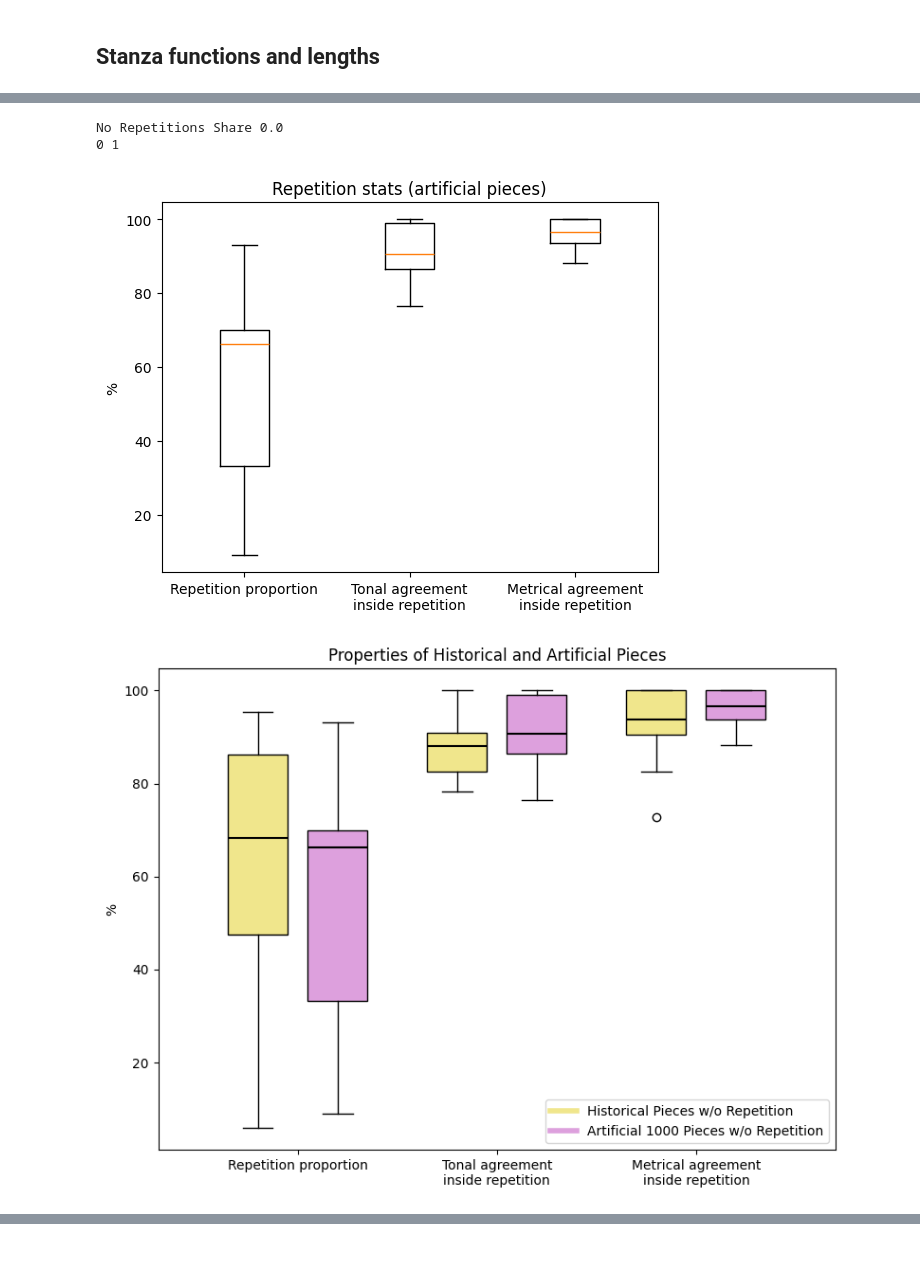
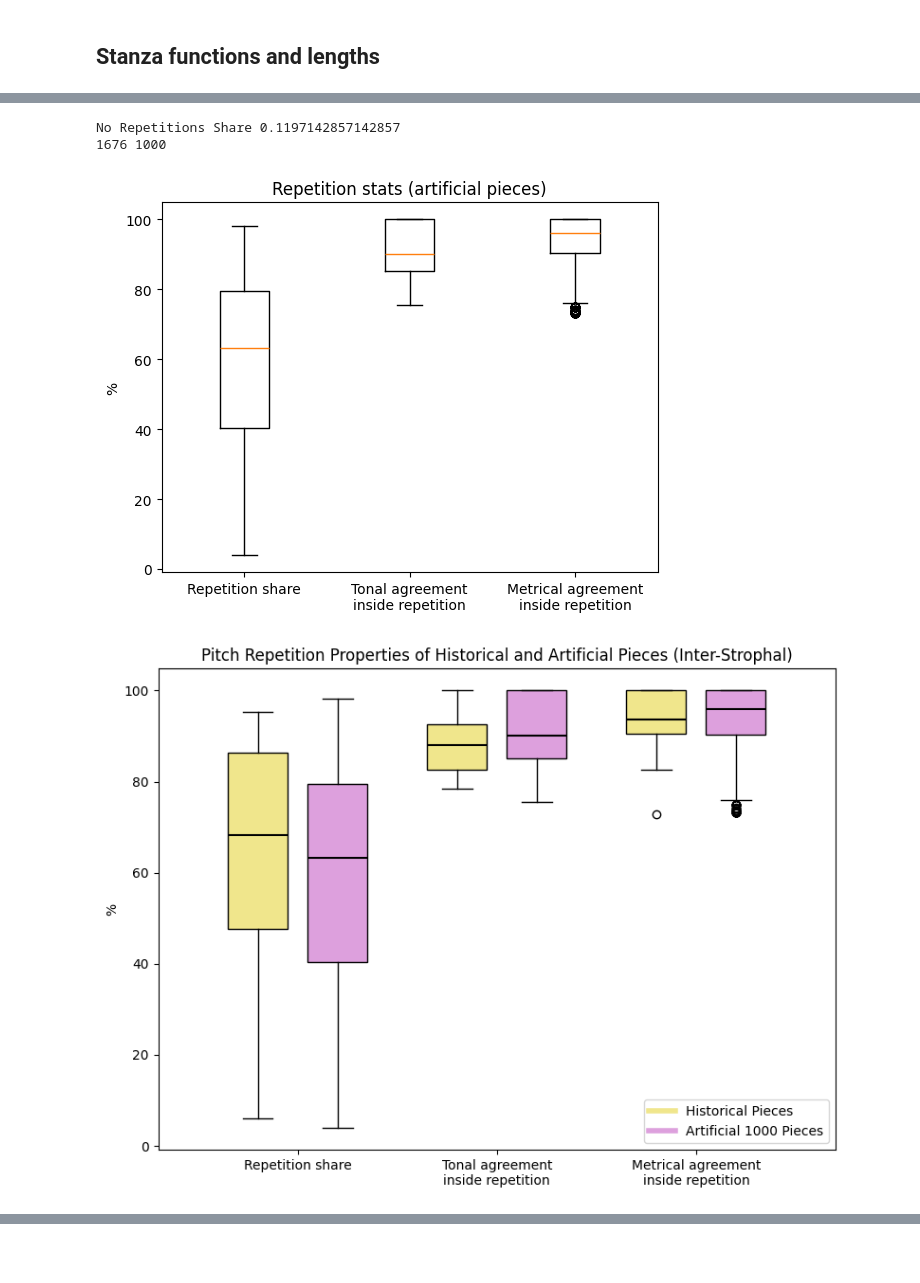
Before and after one commit to SuziAI/SuziGEN, a Jupyter notebook: note_generation_new.ipynb, the cells around one changed output, grey strips where cells are left out. Saved outputs shown, nothing was run; the diff lists cells and outputs as text; code cells hidden in the pictures.

```diff
--- a/note_generation_new.ipynb
+++ b/note_generation_new.ipynb
@@ -9,0 +27,5 @@ if not os.path.exists("./KuiSCIMA"):
+# %%
+from collections import Counter
+for piece in pieces["all"]:
+    secondary_unified = [sec if sec not in ("ZHE", "YE") else "ZHE_YE" for sec in piece["music"]["secondary"]]
+    print(secondary_unified[-1], secondary_unified[piece["cipai"]["meter"].index("pian")], piece["title"], len(secondary_unified), dict(Counter(secondary_unified)).keys())
@@ -10,12 +50,7 @@ if not os.path.exists("./KuiSCIMA"):
 # %% [markdown]
 ## Stanza functions and lengths
 # %%
-pieces = load_17_pieces_data()
-print(pieces.keys())
 
-import pylcs
-from repetitions import *
-import numpy as np
 
 def get_function_at_stanza_end(piece):
     pian_idx = None
@@ -32,6 +67,7 @@ repetition_stats = {}
 tone_stats = {}
 meter_stats = {}
 meter_less_stats = {}
+secondary_stats = []
 for piece in pieces["all"]:
     first_stanza_structure = get_sentence_lengths(piece["cipai"])[0]
     second_stanza_structure = get_sentence_lengths(piece["cipai"])[1]
@@ -44,6 +80,9 @@ for piece in pieces["all"]:
     first_stanza_tones = piece["cipai"]["tones"][0:sum(first_stanza_structure)]
     second_stanza_tones = piece["cipai"]["tones"][sum(first_stanza_structure):]
 
+    first_stanza_secondary = piece["music"]["secondary"][0:sum(first_stanza_structure)]
+    second_stanza_secondary = piece["music"]["secondary"][sum(first_stanza_structure):]
+
     first_stanza_meter_less_strict = ["mark" if tone in ("ju", "pian", "dou") else " " for tone in piece["cipai"]["meter"][0:sum(first_stanza_structure)]]
     second_stanza_meter_less_strict = ["mark" if tone in ("ju", "pian", "dou") else " " for tone in piece["cipai"]["meter"][sum(first_stanza_structure):]]
 
@@ -52,6 +91,12 @@ for piece in pieces["all"]:
 
     first_stanza_tones_conditioned_on_repeat = [tone for tone, repetition in zip(first_stanza_tones, first_stanza_repetitions) if repetition == "r"]
     second_stanza_tones_conditioned_on_repeat = [tone for tone, repetition in zip(second_stanza_tones, second_stanza_repetitions) if repetition == "r"]
+
+    first_stanza_secondary_conditioned_on_repeat = [tone for tone, repetition in zip(first_stanza_secondary, first_stanza_repetitions) if repetition == "r"]
+    second_stanza_secondary_conditioned_on_repeat = [tone for tone, repetition in zip(second_stanza_secondary, second_stanza_repetitions) if repetition == "r"]
+
+    first_stanza_real_secondary_conditioned_on_repeat = [tone for tone, repetition in zip(first_stanza_secondary, first_stanza_repetitions) if repetition is not None]
+    second_stanza_real_secondary_conditioned_on_repeat = [tone for tone, repetition in zip(second_stanza_secondary, second_stanza_repetitions) if repetition is not None]
 
     first_stanza_structure_conditioned_on_repeat = [struc for struc, repetition in zip(first_stanza_meter, first_stanza_repetitions) if repetition == "r"]
     second_stanza_structure_conditioned_on_repeat = [struc for struc, repetition in zip(second_stanza_meter, second_stanza_repetitions) if repetition == "r"]
@@ -81,8 +126,15 @@ for piece in pieces["all"]:
         tone_match = (np.array(first_stanza_tones_conditioned_on_repeat)==np.array(second_stanza_tones_conditioned_on_repeat)).mean()*100
         meter_match = (np.array(first_stanza_structure_conditioned_on_repeat)==np.array(second_stanza_structure_conditioned_on_repeat)).mean()*100
         meter_less_match = (np.array(first_stanza_structure_less_conditioned_on_repeat)==np.array(second_stanza_structure_less_conditioned_on_repeat)).mean()*100
+        secondary_match = (np.array(first_stanza_secondary_conditioned_on_repeat)==np.array(second_stanza_secondary_conditioned_on_repeat)).mean()*100
+        secondary_match_nonempty = (np.array([x if x is None else "NOTNONE" for x in first_stanza_secondary_conditioned_on_repeat])==np.array([x if x is None else "NOTNONE" for x in second_stanza_secondary_conditioned_on_repeat])).mean()*100
+        #real_secondary_match = (np.array(first_stanza_real_secondary_conditioned_on_repeat)==np.array(second_stanza_real_secondary_conditioned_on_repeat)).mean()*100
         print("    ", "Inside repetition match tone %:", tone_match)
         print("    ", "Inside repetition match struc%:", meter_match)
+        print("    ", "Inside repetition less  struc%:", meter_less_match)
+        print("    ", "Inside repetition match secon%:", secondary_match)
+        print("    ", "Inside repetition match secon%:", secondary_match_nonempty)
+        #print("    ", "Inside repetition real second%:", real_secondary_match)
         #print("    ", first_stanza_structure_conditioned_on_repeat)
         #print("    ", second_stanza_structure_conditioned_on_repeat)
         if rep_percent > 0:
@@ -145,7 +197,7 @@ repetition = np.array(list(repetition_stats.values()))
 tone = np.array(list(tone_stats.values()))
 meter = np.array(list(meter_stats.values()))
 
-my_dict = {'Repetition proportion': repetition, 'Tonal agreement\ninside repetition': tone, 'Metrical agreement\ninside repetition': meter}
+my_dict = {'Repetition share': repetition, 'Tonal agreement\ninside repetition': tone, 'Metrical agreement\ninside repetition': meter}
 
 fig, ax = plt.subplots()
 ax.boxplot(my_dict.values())
@@ -200,5 +252,5 @@ ppzzzzppzppzzppzzzpzzzzzppppzzzpzzppzzpppzppzzpzzzzppzzzzpppzzzppz
 # %%
-num_trials = 1
+num_trials = 1000
 artificial_repetition_stats = []
 artificial_tone_stats = []
 artificial_meter_stats =[]
@@ -217,7 +269,7 @@ for piece_idx in [0, 1, 3, 4, 5, 6, 8, 9, 10, 11, 12, 13, 15, 16]:  # exclude th
 artificial_tone_stats = [value for value in artificial_tone_stats if not np.isnan(value)]
 artificial_meter_stats = [value for value in artificial_meter_stats if not np.isnan(value)]
 
-my_dict_2 = {"Repetition proportion": artificial_repetition_stats, 'Tonal agreement\ninside repetition': artificial_tone_stats, 'Metrical agreement\ninside repetition': artificial_meter_stats}
+my_dict_2 = {"Repetition share": artificial_repetition_stats, 'Tonal agreement\ninside repetition': artificial_tone_stats, 'Metrical agreement\ninside repetition': artificial_meter_stats}
 
 fig, ax = plt.subplots()
 ax.boxplot(my_dict_2.values())
@@ -230,9 +282,9 @@ plt.ylabel("%")
 print("No Repetitions Share", no_repetitions/num_trials/14)
 print(no_repetitions, num_trials)
 # %% [output]
-No Repetitions Share 0.0
-0 1
+No Repetitions Share 0.1197142857142857
+1676 1000
-[figure, old version]
+[figure, new version]
 # %%
 keys = list(my_dict_2.keys())
 x_positions = np.arange(len(keys))
@@ -249,36 +301,36 @@ fig, ax = plt.subplots(figsize=(8, 6))
 # Custom mean properties
 median_props = dict(color="black", linestyle="-", linewidth=1.5)
 
 # Plot boxplots
 bp1 = ax.boxplot([my_dict[k] for k in keys],
                  positions=positions_1,
                  widths=width,
                  patch_artist=True,
                  boxprops=dict(facecolor="khaki", alpha=1),
                  medianprops=median_props)
 bp2 = ax.boxplot([my_dict_2[k] for k in keys],
                  positions=positions_2,
                  widths=width,
                  patch_artist=True,
                  boxprops=dict(facecolor="plum", alpha=1),
                  medianprops=median_props)
 
 # Customizing the plot
 ax.set_xticks(x_positions)
 ax.set_xticklabels(keys)
 #ax.set_xlabel('Keys')
 ax.set_ylabel('%')
-ax.set_title('Properties of Historical and Artificial Pieces')
+ax.set_title('Pitch Repetition Properties of Historical and Artificial Pieces (Inter-Strophal)')
 
 # Add a legend
-handles = [plt.Line2D([0], [0], color='khaki', lw=4, label='Historical Pieces w/o Repetition'),
-           plt.Line2D([0], [0], color='plum', lw=4, label='Artificial 1000 Pieces w/o Repetition')]
+handles = [plt.Line2D([0], [0], color='khaki', lw=4, label='Historical Pieces'),
+           plt.Line2D([0], [0], color='plum', lw=4, label='Artificial 1000 Pieces')]
 ax.legend(handles=handles, loc='lower right')
 
 # Show the plot
 plt.tight_layout()
 plt.show()
-#fig.savefig("historical_artificial.pdf")
+fig.savefig("historical_artificial.pdf")
 # %% [output]
-[figure, old version]
+[figure, new version]
 # %%
```
Also changed, not shown: parts of 19 cells of this notebook, 23 other files.
